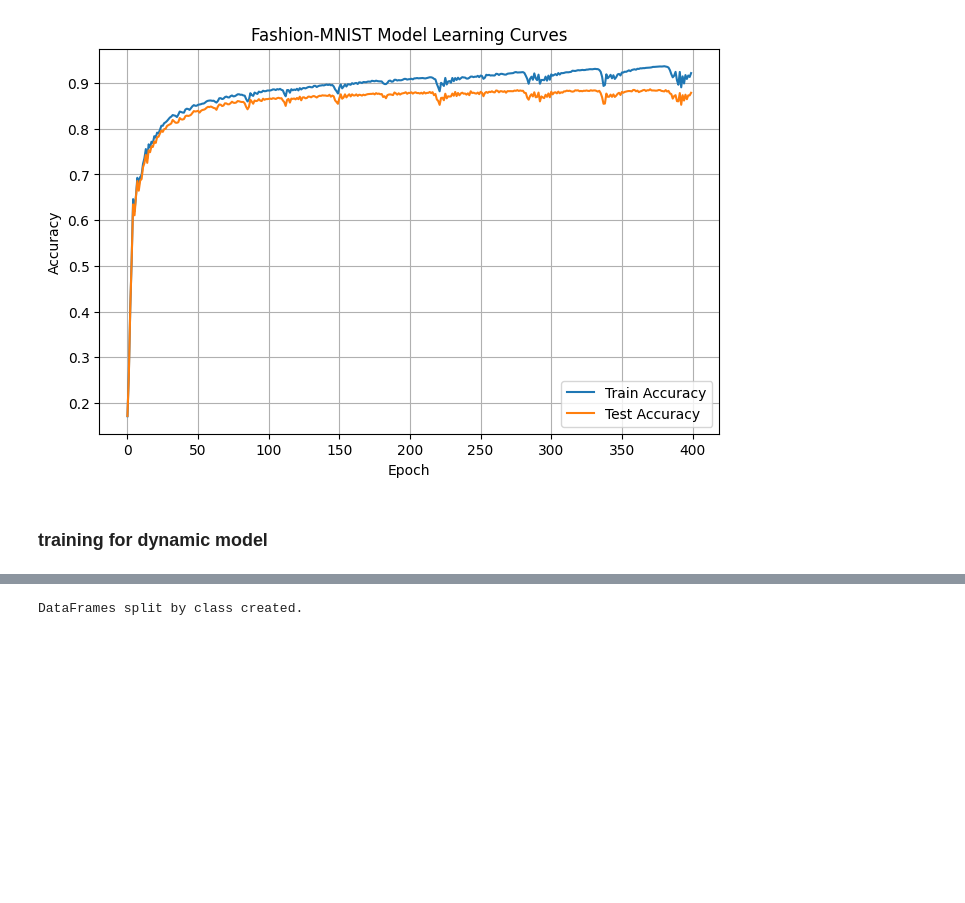
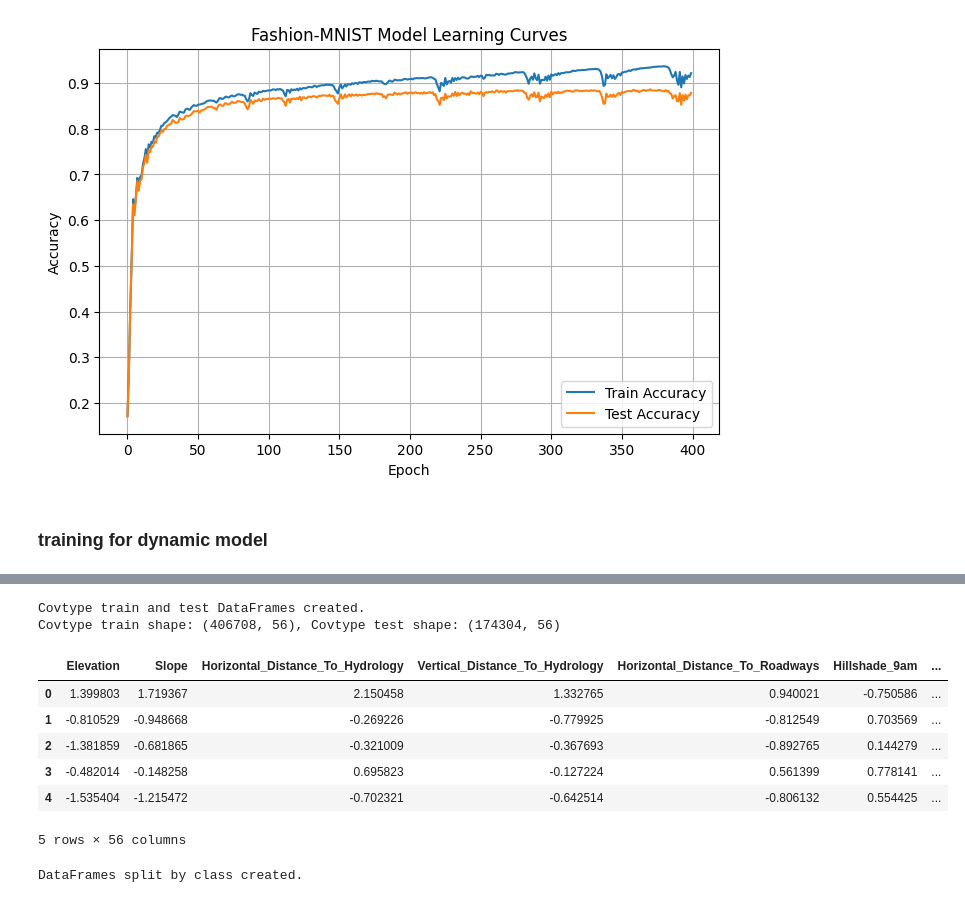
Before and after one commit to grantxxcoder/25849646rw441Assignment3, a Jupyter notebook: src/code.ipynb, the cells around one changed output, grey strips where cells are left out. Drawn from its saved outputs; the diff is of its cells as text; code cells hidden in the pictures; blank space fills up the shorter version.

```diff
--- a/src/code.ipynb
+++ b/src/code.ipynb
@@ -351 +378,29 @@ plot_learning_curves(train_acc, test_acc, title="Fashion-MNIST Model Learning Cu
+# %%
+scaler = StandardScaler()
+df_train_cov_scaled = scaler.fit_transform(df_train_cov.drop('Cover_Type', axis=1))
+df_test_cov_scaled = scaler.transform(df_test_cov.drop('Cover_Type', axis=1))
+df_validation_cov_scaled = scaler.transform(df_validation_cov.drop('Cover_Type', axis=1))
+
+df_train_cov_scaled = pd.DataFrame(df_train_cov_scaled, columns=df_train_cov.drop('Cover_Type', axis=1).columns)
+df_train_cov_scaled['label'] = df_train_cov['Cover_Type'].values
+
+df_test_cov_scaled = pd.DataFrame(df_test_cov_scaled, columns=df_test_cov.drop('Cover_Type', axis=1).columns)
+df_test_cov_scaled['label'] = df_test_cov['Cover_Type'].values
+
+df_validation_cov_scaled = pd.DataFrame(df_validation_cov_scaled, columns=df_validation_cov.drop('Cover_Type', axis=1).columns)
+df_validation_cov_scaled['label'] = df_validation_cov['Cover_Type'].values
+
+print("Covtype train and test DataFrames created.")
+print(f"Covtype train shape: {df_train_cov_scaled.shape}, Covtype test shape: {df_test_cov_scaled.shape}, Covtype validation shape: {df_validation_cov_scaled.shape}")
+df_train_cov_scaled.head()
+# %% [output]
+Covtype train and test DataFrames created.
+Covtype train shape: (406708, 56), Covtype test shape: (174304, 56)
+|  | Elevation | Slope | Horizontal_Distance_To_Hydrology | Vertical_Distance_To_Hydrology | Horizontal_Distance_To_Roadways | Hillshade_9am | ... |
+| 0 | 1.399803 | 1.719367 | 2.150458 | 1.332765 | 0.940021 | -0.750586 | ... |
+| 1 | -0.810529 | -0.948668 | -0.269226 | -0.779925 | -0.812549 | 0.703569 | ... |
+| 2 | -1.381859 | -0.681865 | -0.321009 | -0.367693 | -0.892765 | 0.144279 | ... |
+| 3 | -0.482014 | -0.148258 | 0.695823 | -0.127224 | 0.561399 | 0.778141 | ... |
+| 4 | -1.535404 | -1.215472 | -0.702321 | -0.642514 | -0.806132 | 0.554425 | ... |
+5 rows × 56 columns
 # %%
```
Also changed, not shown: parts of 16 cells of this notebook, 1 other file.
